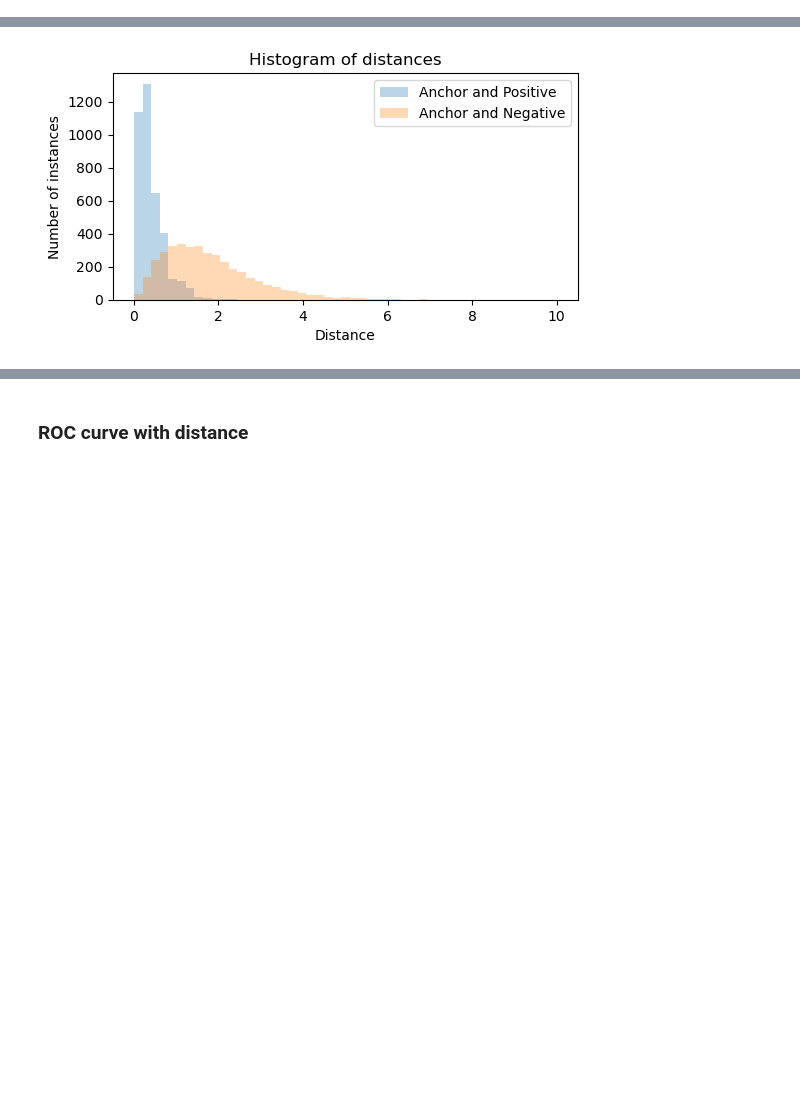
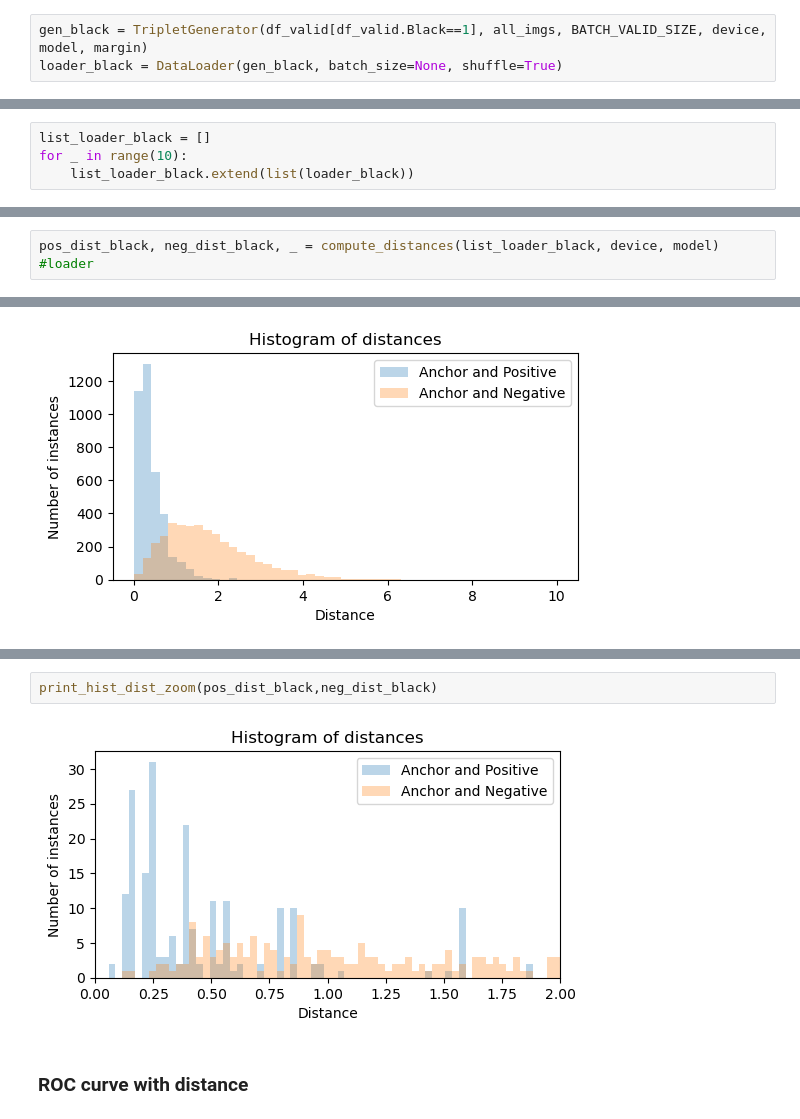
Before and after one commit to mgornet/CNPEN, a Jupyter notebook: Determine_threshold.ipynb, the cells around one changed output, grey strips where cells are left out. Saved outputs shown, nothing was run; the diff lists cells and outputs as text; blank space fills up the shorter version.

```diff
--- a/Determine_threshold.ipynb
+++ b/Determine_threshold.ipynb
@@ -233,18 +233,27 @@ TripletLearner(
 
 gen = TripletGenerator(df_valid, all_imgs, BATCH_VALID_SIZE, device, model, margin)
 loader = DataLoader(gen, batch_size=None, shuffle=True)
+# %%
+gen_black = TripletGenerator(df_valid[df_valid.Black==1], all_imgs, BATCH_VALID_SIZE, device, model, margin)
+loader_black = DataLoader(gen_black, batch_size=None, shuffle=True)
 # %%
 # Concatenate to augment the loader size
 
 list_loader = []
 for _ in range(10):
     list_loader.extend(list(loader))
+# %%
+list_loader_black = []
+for _ in range(10):
+    list_loader_black.extend(list(loader_black))
 # %% [markdown]
 ## Build THRESHOLD
 # %% [markdown]
 ### Print histograms
 # %%
 pos_dist, neg_dist, _ = compute_distances(list_loader, device, model) #loader
+# %%
+pos_dist_black, neg_dist_black, _ = compute_distances(list_loader_black, device, model) #loader
 # %%
 print_hist_dist(pos_dist,neg_dist)
 # %% [output]
@@ -256,3 +265,7 @@ print_hist_dist_zoom(pos_dist,neg_dist)
+# %%
+print_hist_dist_zoom(pos_dist_black,neg_dist_black)
+# %% [output]
+[figure, added]
 # %% [markdown]
 ### ROC curve with distance
 # %%
```
Also changed, not shown: parts of 16 cells of this notebook, 8 other files.
